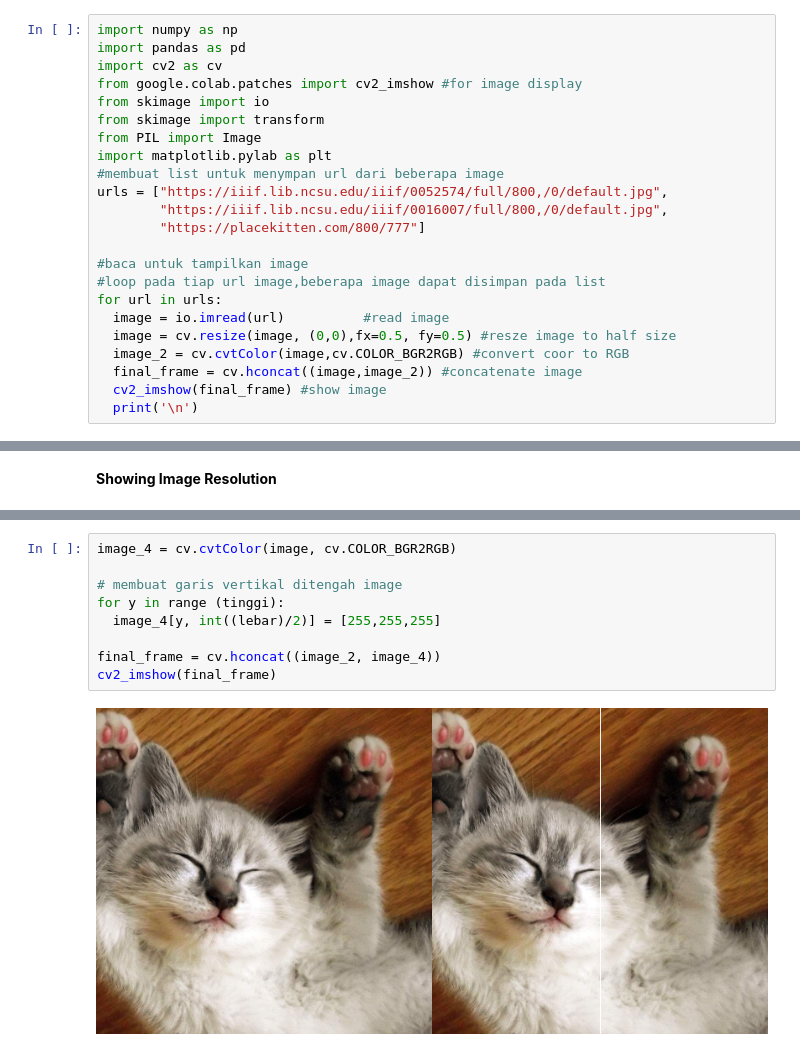
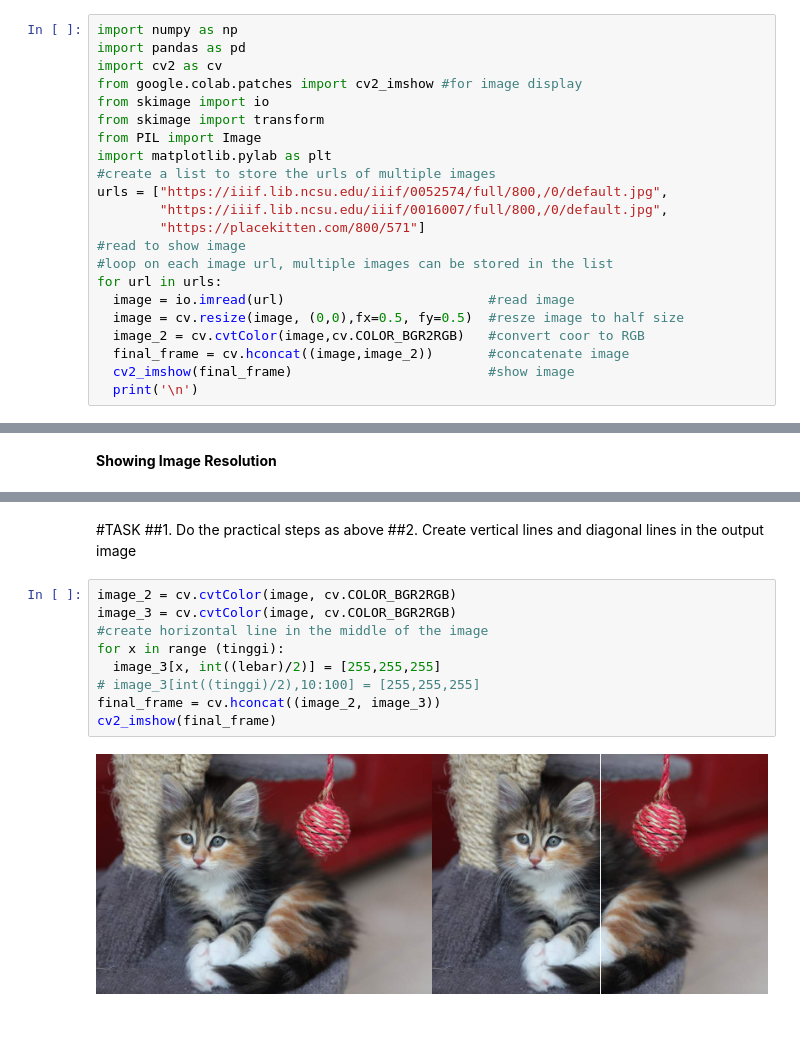
Before and after one commit to lelyta30/PCVK_GENAP_2023, a Jupyter notebook: week_1.ipynb, the cells around one changed output, grey strips where cells are left out. Saved outputs shown, nothing was run; the diff lists cells and outputs as text; blank space fills up the shorter version.

```diff
--- a/week_1.ipynb
+++ b/week_1.ipynb
@@ -17,19 +17,18 @@ from skimage import io
 from skimage import transform
 from PIL import Image
 import matplotlib.pylab as plt
-#membuat list untuk menympan url dari beberapa image
+#create a list to store the urls of multiple images
 urls = ["https://iiif.lib.ncsu.edu/iiif/0052574/full/800,/0/default.jpg",
         "https://iiif.lib.ncsu.edu/iiif/0016007/full/800,/0/default.jpg",
-        "https://placekitten.com/800/777"]
-
-#baca untuk tampilkan image
-#loop pada tiap url image,beberapa image dapat disimpan pada list
+        "https://placekitten.com/800/571"]
+#read to show image
+#loop on each image url, multiple images can be stored in the list
 for url in urls:
-  image = io.imread(url)          #read image
-  image = cv.resize(image, (0,0),fx=0.5, fy=0.5) #resze image to half size
-  image_2 = cv.cvtColor(image,cv.COLOR_BGR2RGB) #convert coor to RGB
-  final_frame = cv.hconcat((image,image_2)) #concatenate image
-  cv2_imshow(final_frame) #show image
+  image = io.imread(url)                          #read image
+  image = cv.resize(image, (0,0),fx=0.5, fy=0.5)  #resze image to half size
+  image_2 = cv.cvtColor(image,cv.COLOR_BGR2RGB)   #convert coor to RGB
+  final_frame = cv.hconcat((image,image_2))       #concatenate image
+  cv2_imshow(final_frame)                         #show image
   print('\n')
 # %% [output]
 [figure]
@@ -62,11 +92,15 @@ cv2_imshow(final_frame)
+# %% [markdown]
+#TASK
+##1. Do the practical steps as above
+##2. Create vertical lines and diagonal lines in the output image
 # %%
-image_4 = cv.cvtColor(image, cv.COLOR_BGR2RGB)
-
-# membuat garis vertikal ditengah image
-for y in range (tinggi):
-  image_4[y, int((lebar)/2)] = [255,255,255]
-
-final_frame = cv.hconcat((image_2, image_4))
+image_2 = cv.cvtColor(image, cv.COLOR_BGR2RGB)
+image_3 = cv.cvtColor(image, cv.COLOR_BGR2RGB)
+#create horizontal line in the middle of the image
+for x in range (tinggi):
+  image_3[x, int((lebar)/2)] = [255,255,255]
+# image_3[int((tinggi)/2),10:100] = [255,255,255]
+final_frame = cv.hconcat((image_2, image_3))
 cv2_imshow(final_frame)
 # %% [output]
-[figure, old version]
+[figure, new version]
```
Also changed, not shown: parts of 13 cells of this notebook.
